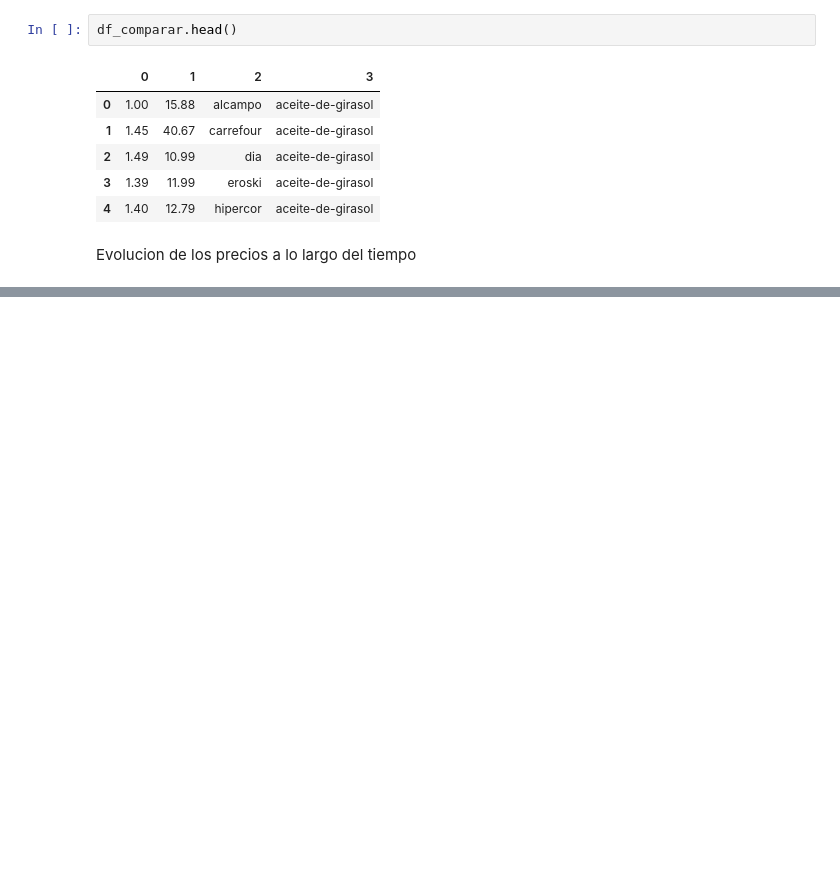
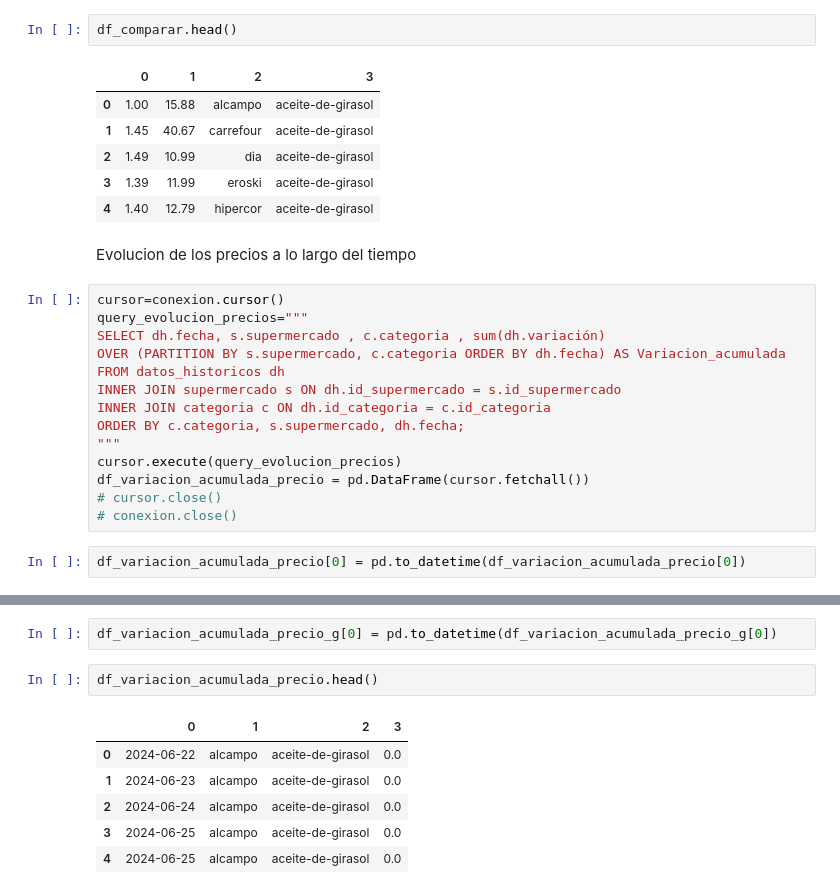
Before and after one commit to ngcarvajall/Proyecto1-AnalisisFacua, a Jupyter notebook: Notebooks/EDA.ipynb, the cells around one changed output, grey strips where cells are left out. Drawn from its saved outputs; the diff is of its cells as text; blank space fills up the shorter version.

```diff
--- a/Notebooks/EDA.ipynb
+++ b/Notebooks/EDA.ipynb
@@ -144,3 +154,19 @@ df_comparar.head()
 | 4 | 1.40 | 12.79 | hipercor | aceite-de-girasol |
 # %% [markdown]
 Evolucion de los precios a lo largo del tiempo
+# %%
+cursor=conexion.cursor()
+query_evolucion_precios="""
+SELECT dh.fecha, s.supermercado , c.categoria , sum(dh.variación)
+OVER (PARTITION BY s.supermercado, c.categoria ORDER BY dh.fecha) AS Variacion_acumulada
+FROM datos_historicos dh
+INNER JOIN supermercado s ON dh.id_supermercado = s.id_supermercado
+INNER JOIN categoria c ON dh.id_categoria = c.id_categoria
+ORDER BY c.categoria, s.supermercado, dh.fecha;
+"""
+cursor.execute(query_evolucion_precios)
+df_variacion_acumulada_precio = pd.DataFrame(cursor.fetchall())
+# cursor.close()
+# conexion.close()
+# %%
+df_variacion_acumulada_precio[0] = pd.to_datetime(df_variacion_acumulada_precio[0])
@@ -146,0 +188,11 @@ Evolucion de los precios a lo largo del tiempo
+# %%
+df_variacion_acumulada_precio_g[0] = pd.to_datetime(df_variacion_acumulada_precio_g[0])
+# %%
+df_variacion_acumulada_precio.head()
+# %% [output]
+|  | 0 | 1 | 2 | 3 |
+| 0 | 2024-06-22 | alcampo | aceite-de-girasol | 0.0 |
+| 1 | 2024-06-23 | alcampo | aceite-de-girasol | 0.0 |
+| 2 | 2024-06-24 | alcampo | aceite-de-girasol | 0.0 |
+| 3 | 2024-06-25 | alcampo | aceite-de-girasol | 0.0 |
+| 4 | 2024-06-25 | alcampo | aceite-de-girasol | 0.0 |
```
Also changed, not shown: parts of 20 cells of this notebook.
